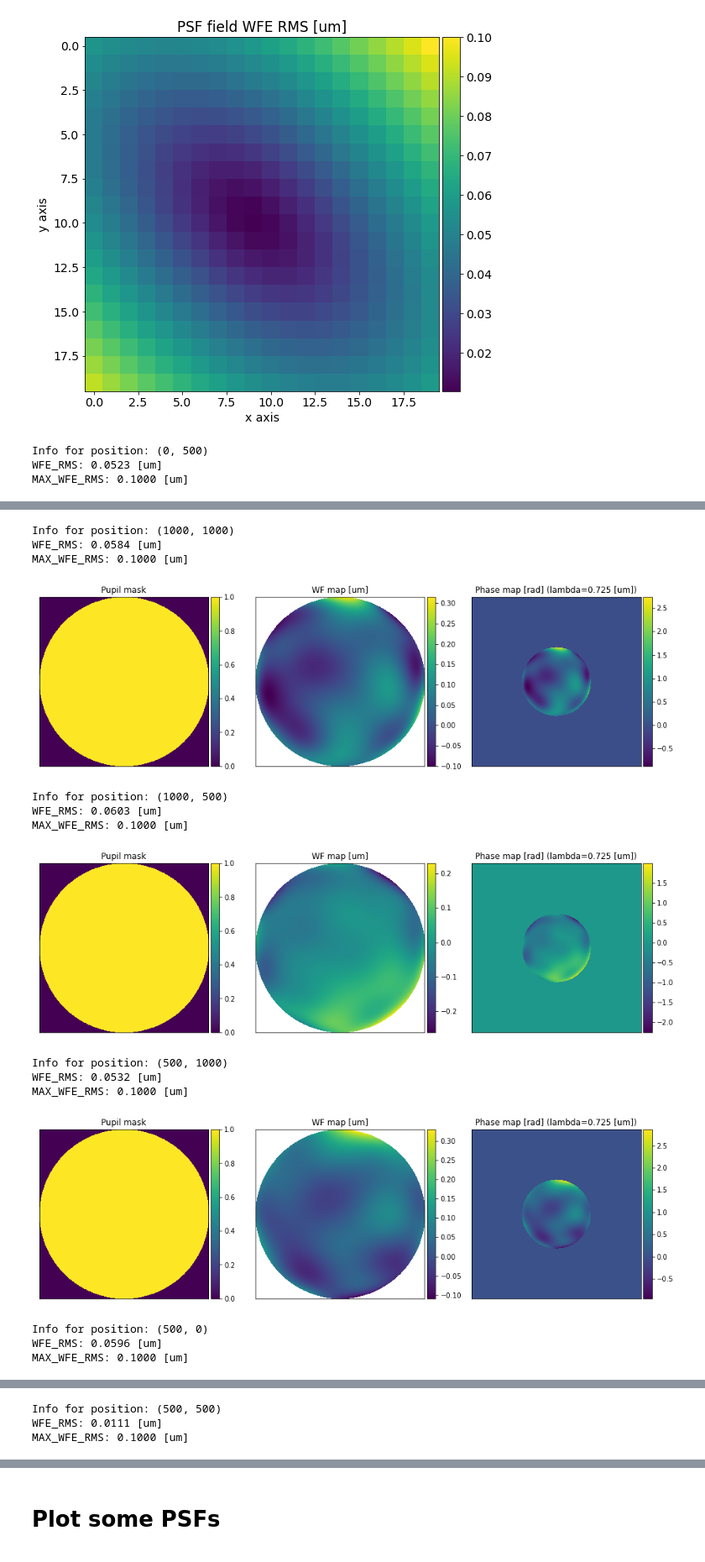
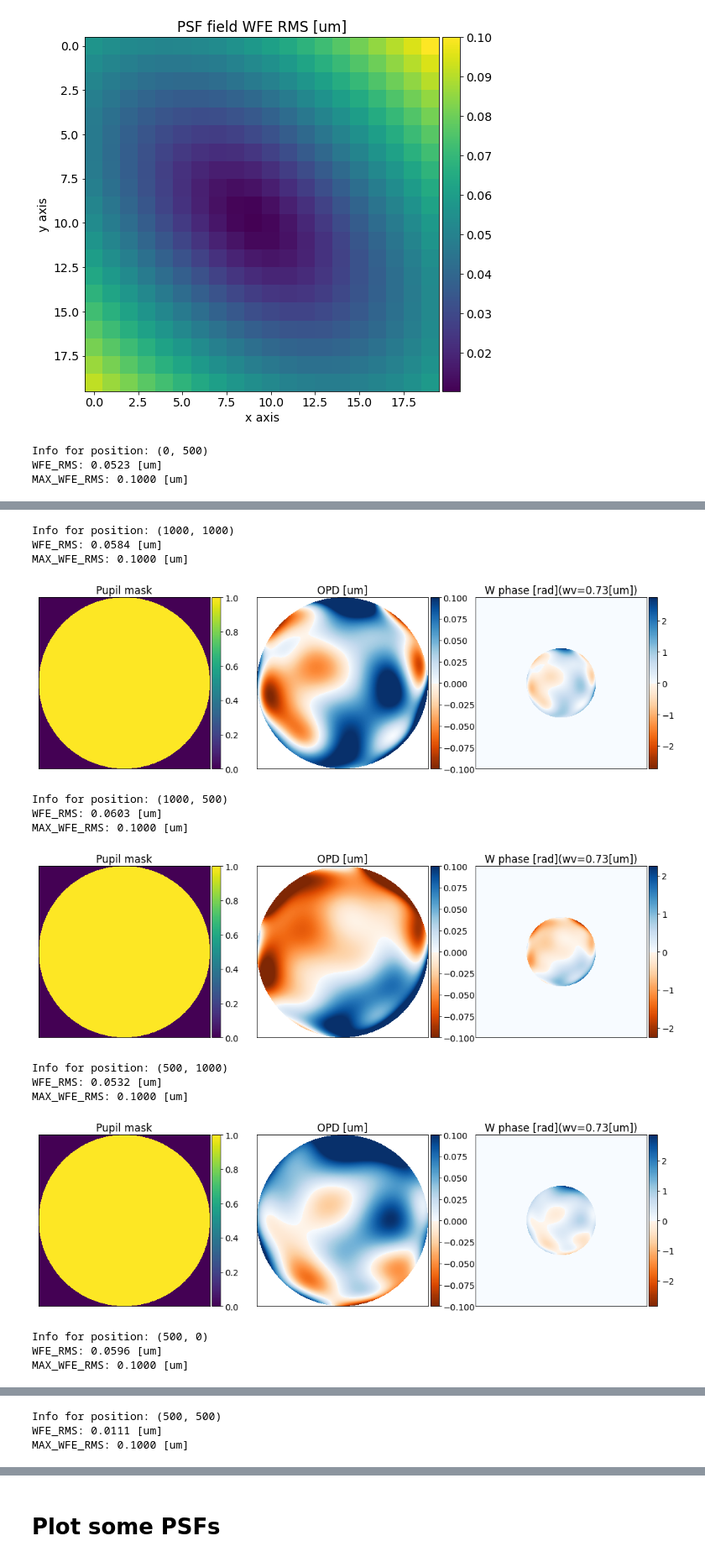
Before and after one commit to CosmoStat/wf-psf, a Jupyter notebook: psf-generation/notebooks/DEF-PSF-field.ipynb, the cells around one changed output, grey strips where cells are left out. Shown at 84% size. Cells and saved outputs as stored; diff of their text form; code cells hidden in the pictures.

Commit message:
Updates plotting functions and results

```diff
--- a/psf-generation/notebooks/DEF-PSF-field.ipynb
+++ b/psf-generation/notebooks/DEF-PSF-field.ipynb
@@ -770,17 +770,17 @@ gen_field_PSF.inspect_field_wfe_rms(save_img=True)
 
 
 psf_left = gen_field_PSF.get_mono_PSF(x=0, y=500, lambda_obs=0.725)
-gen_field_PSF.inspect_opd_map()
-psf_corner = gen_field_PSF.get_mono_PSF(x=1000, y=1000, lambda_obs=0.725)
-gen_field_PSF.inspect_opd_map()
-psf_right = gen_field_PSF.get_mono_PSF(x=1000, y=500, lambda_obs=0.725)
-gen_field_PSF.inspect_opd_map()
-psf_up = gen_field_PSF.get_mono_PSF(x=500, y=1000, lambda_obs=0.725)
-gen_field_PSF.inspect_opd_map()
-psf_down = gen_field_PSF.get_mono_PSF(x=500, y=0, lambda_obs=0.725)
-gen_field_PSF.inspect_opd_map()
-psf_center = gen_field_PSF.get_mono_PSF(x=500, y=500, lambda_obs=0.725)
-gen_field_PSF.inspect_opd_map()
+gen_field_PSF.inspect_opd_map(cmap=newcmp, save_img=True)
+psf_corner = gen_field_PSF.get_mono_PSF(x=1000, y=1000, lambda_obs=0.726)
+gen_field_PSF.inspect_opd_map(cmap=newcmp, save_img=True)
+psf_right = gen_field_PSF.get_mono_PSF(x=1000, y=500, lambda_obs=0.727)
+gen_field_PSF.inspect_opd_map(cmap=newcmp, save_img=True)
+psf_up = gen_field_PSF.get_mono_PSF(x=500, y=1000, lambda_obs=0.728)
+gen_field_PSF.inspect_opd_map(cmap=newcmp, save_img=True)
+psf_down = gen_field_PSF.get_mono_PSF(x=500, y=0, lambda_obs=0.729)
+gen_field_PSF.inspect_opd_map(cmap=newcmp, save_img=True)
+psf_center = gen_field_PSF.get_mono_PSF(x=500, y=500, lambda_obs=0.730)
+gen_field_PSF.inspect_opd_map(cmap=newcmp, save_img=True)
 # %% [output]
 Info for position: (0, 500)
 WFE_RMS: 0.0523 [um]
@@ -789,15 +789,15 @@ MAX_WFE_RMS: 0.1000 [um]
 Info for position: (1000, 1000)
 WFE_RMS: 0.0584 [um]
 MAX_WFE_RMS: 0.1000 [um]
-[figure, old version]
+[figure, new version]
 Info for position: (1000, 500)
 WFE_RMS: 0.0603 [um]
 MAX_WFE_RMS: 0.1000 [um]
-[figure, old version]
+[figure, new version]
 Info for position: (500, 1000)
 WFE_RMS: 0.0532 [um]
 MAX_WFE_RMS: 0.1000 [um]
-[figure, old version]
+[figure, new version]
 Info for position: (500, 0)
 WFE_RMS: 0.0596 [um]
 MAX_WFE_RMS: 0.1000 [um]
```
Also changed, not shown: parts of 5 cells of this notebook, 1 other file.
